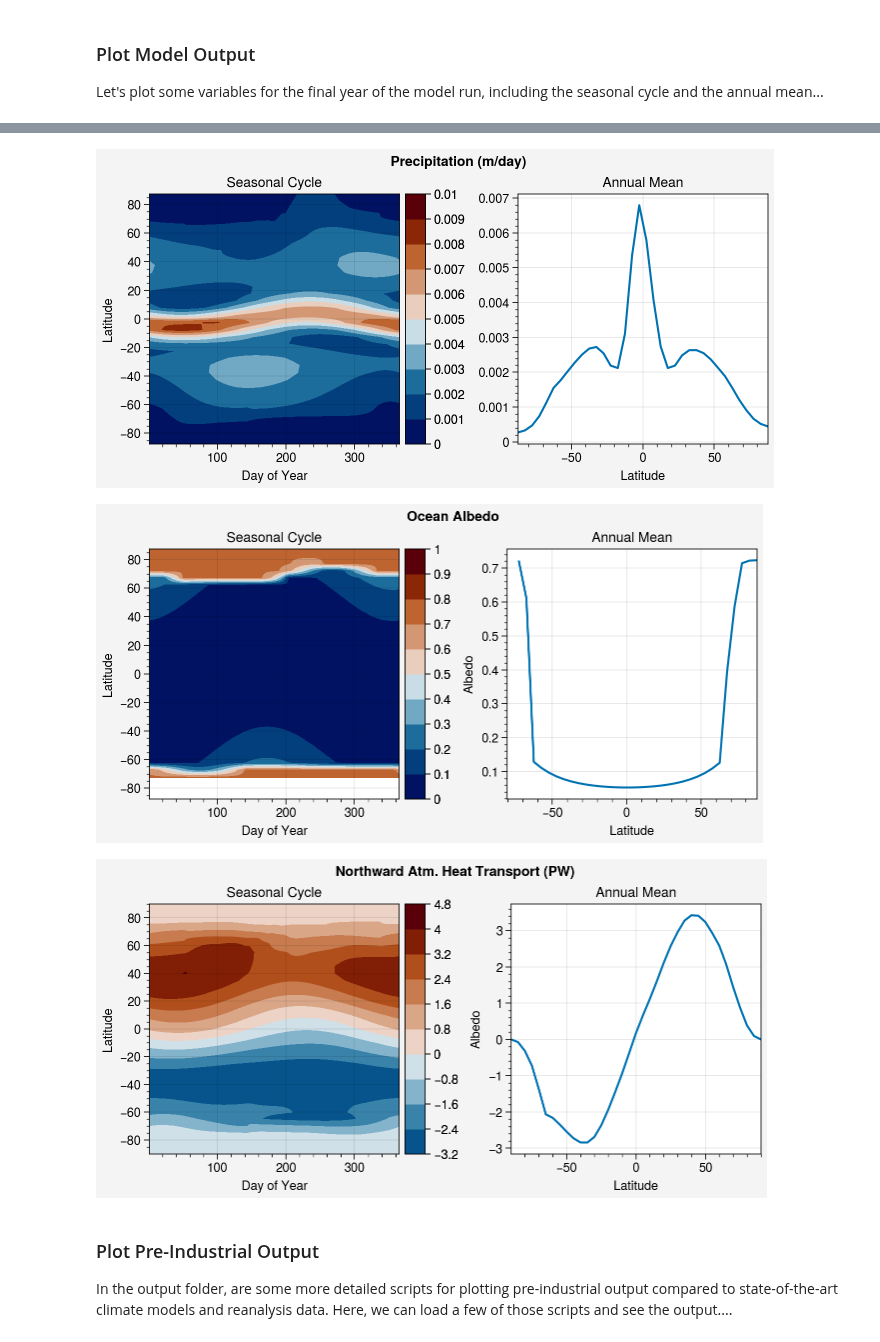
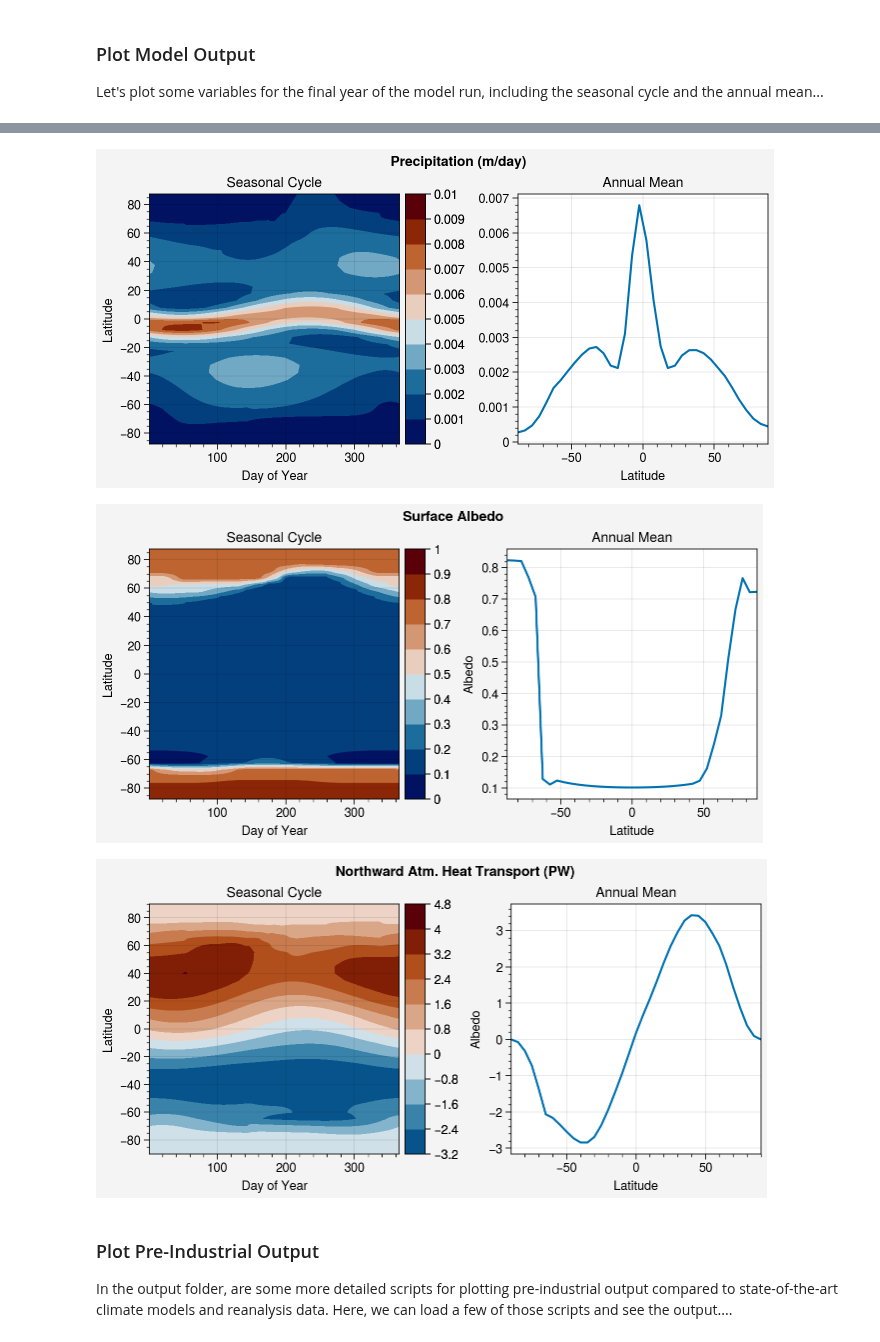
Before and after one commit to daniel-francis-james-gunning/zemba, a Jupyter notebook: example_run.ipynb, the cells around one changed output, grey strips where cells are left out. Cells and saved outputs as stored; diff of their text form; code cells hidden in the pictures.

```diff
--- a/example_run.ipynb
+++ b/example_run.ipynb
@@ -454,7 +452,7 @@ output_path = script_path + '/output/'
 # List of experiments [input files]
 #--------------------
 
-input_list = ['input_template']
+input_list = ['input_equili_pi']
 
 
 #----------------------------------------------
@@ -613,9 +611,11 @@ The output from ZEMBA is saved in the 'output/' directory. It comprises a nested
 
 ### Load the Model Output
 # %%
-os.chdir(output_path) # first change directory
-with open('output_template_res5.0.pkl', 'rb') as f:
-    zemba_output = pickle.load(f)
+import pickle
+
+# load nested dictionary...
+with open(script_path+'\\output\\output_equili_pi_res5.0.pkl', 'rb') as f:
+        zemba_output = pickle.load(f)
 
 # load individual dictionaries within nested dictionary
 Var = zemba_output['Var']
@@ -648,36 +648,36 @@ fig.suptitle('Precipitation (m/day)')
 axs[0,0].contourf(days, lat, StateYear['precip_rate'], colorbar = 'r', vmin = 0, vmax = 0.01, levels = 10, cmap = 'vik')
 axs[0,0].format(xlabel = 'Day of Year', ylabel = 'Latitude', title = 'Seasonal Cycle')
 # annual mean
 axs[0,1].plot(Var['lat'], StateYear['precip_rate'].mean(axis=1))
 axs[0,1].format(xlabel = 'Latitude', title = 'Annual Mean')
 
 
 # Surface Albedo
 fig, axs = pplt.subplots(ncols=2, nrows=1, sharex = False, sharey = False)
-fig.suptitle('Ocean Albedo')
-alpha_surface = StateYear["alpha_ocean"]
+fig.suptitle('Surface Albedo')
+alpha_surface = np.nanmean(np.array([StateYear['alpha_land'], StateYear['alpha_ocean']]), axis = 0)
 # seasonal cycle
 axs[0,0].contourf(days, lat, alpha_surface, colorbar = 'r', vmax = 1, cmap = 'vik')
 axs[0,0].format(xlabel = 'Day of Year', ylabel = 'Latitude', title = 'Seasonal Cycle')
 # annual mean
 axs[0,1].plot(Var['lat'], np.nanmean(alpha_surface,axis=1))
 axs[0,1].format(xlabel = 'Latitude', ylabel = r'Albedo', title = 'Annual Mean')
 
 
 # Northward Atmospheric Heat Transport
 fig, axs = pplt.subplots(ncols=2, nrows=1, sharex = False, sharey = False)
 fig.suptitle('Northward Atm. Heat Transport (PW)')
 # seasonal cycle
 days, lat = np.meshgrid(Var["ndays"], Var["latb"])
 axs[0,0].contourf(days, lat, StateYear['mse_north']/1e15, colorbar = 'r', cmap = 'vik')
 axs[0,0].format(xlabel = 'Day of Year', ylabel = 'Latitude', title = 'Seasonal Cycle')
 # annual mean
 axs[0,1].plot(Var['latb'], StateYear['mse_north'].mean(axis=1)/1e15)
 axs[0,1].format(xlabel = 'Latitude', ylabel = r'Albedo', title = 'Annual Mean')
 # %% [output]
 [figure]
 [figure]
-[figure, old version]
+[figure, new version]
 [figure]
 # %% [markdown]
 ### Plot Pre-Industrial Output
```
Also changed, not shown: parts of 5 cells of this notebook, 38 other files.
